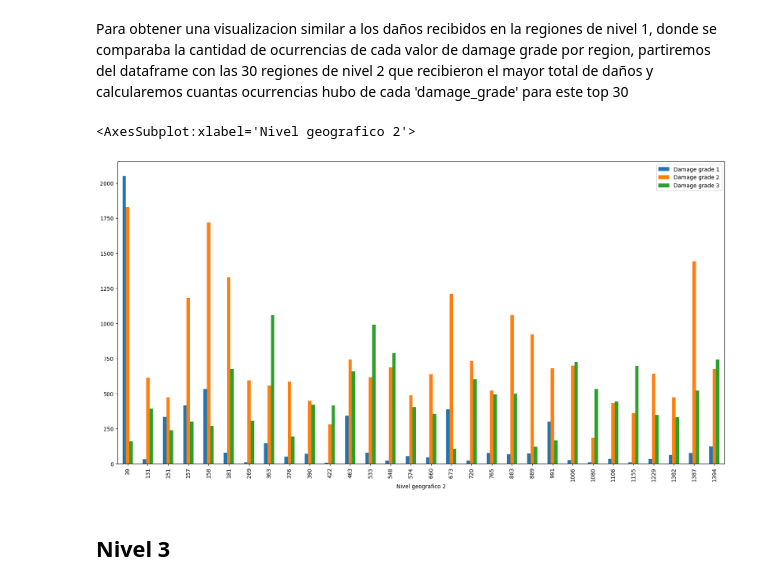
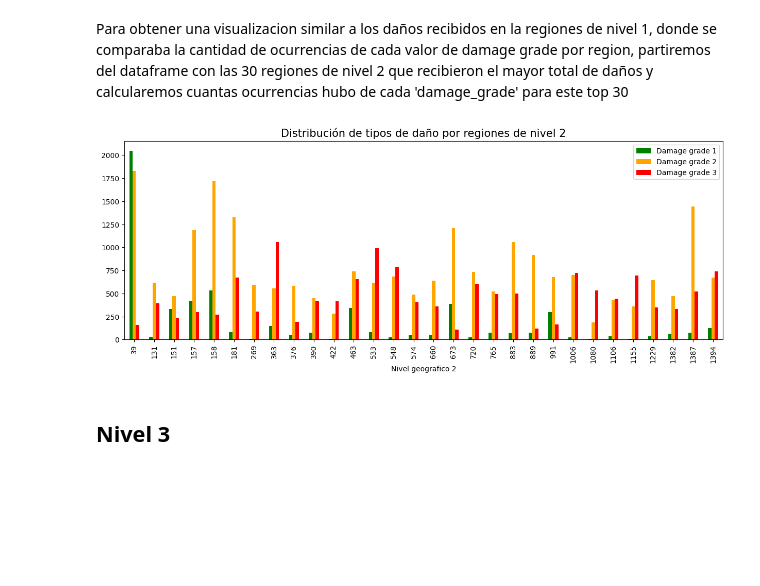
Before and after one commit to Noenf/Datos-1C2021, a Jupyter notebook: TP1/Analisis Region.ipynb, the cells around one changed output. Saved outputs shown, nothing was run; the diff lists cells and outputs as text; code cells hidden in the pictures; blank space fills up the shorter version.

```diff
--- a/TP1/Analisis Region.ipynb
+++ b/TP1/Analisis Region.ipynb
@@ -117,14 +135,16 @@ y calcularemos cuantas ocurrencias hubo de cada 'damage_grade' para este top 30
 # %%
 damage_1_level_2 = df_regiones_level_2.loc[df_regiones_level_2['damage_grade'] == 1].groupby('geo_level_2_id').count().rename(columns={'damage_grade': 'Damage grade 1'})
 damage_2_level_2 = df_regiones_level_2.loc[df_regiones_level_2['damage_grade'] == 2].groupby('geo_level_2_id').count().rename(columns={'damage_grade': 'Damage grade 2'})
 damage_3_level_2 = df_regiones_level_2.loc[df_regiones_level_2['damage_grade'] == 3].groupby('geo_level_2_id').count().rename(columns={'damage_grade': 'Damage grade 3'})
 
 damage_grades_level_2 = damage_sum_level_2_top_30.join(damage_1_level_2, how='left').join(damage_2_level_2, how='left')\
                                                  .join(damage_3_level_2, how='left').drop(columns=['Damage sum'])
-damage_grades_level_2.plot(kind='bar', figsize=(20,10), xlabel="Nivel geografico 2")
+damage_grades_level_2.plot(kind='bar', figsize=(15,5), xlabel="Nivel geografico 2", color=["green", "orange", "red"])
+plt.title("Distribución de tipos de daño por regiones de nivel 2",
+          fontsize = 15)
+plt.savefig('damage_dist_level_2.png')
 # %% [output]
-<AxesSubplot:xlabel='Nivel geografico 2'>
-[figure, old version]
+[figure, new version]
 # %% [markdown]
 ## Nivel 3
 # %%
```
Also changed, not shown: parts of 11 cells of this notebook.
